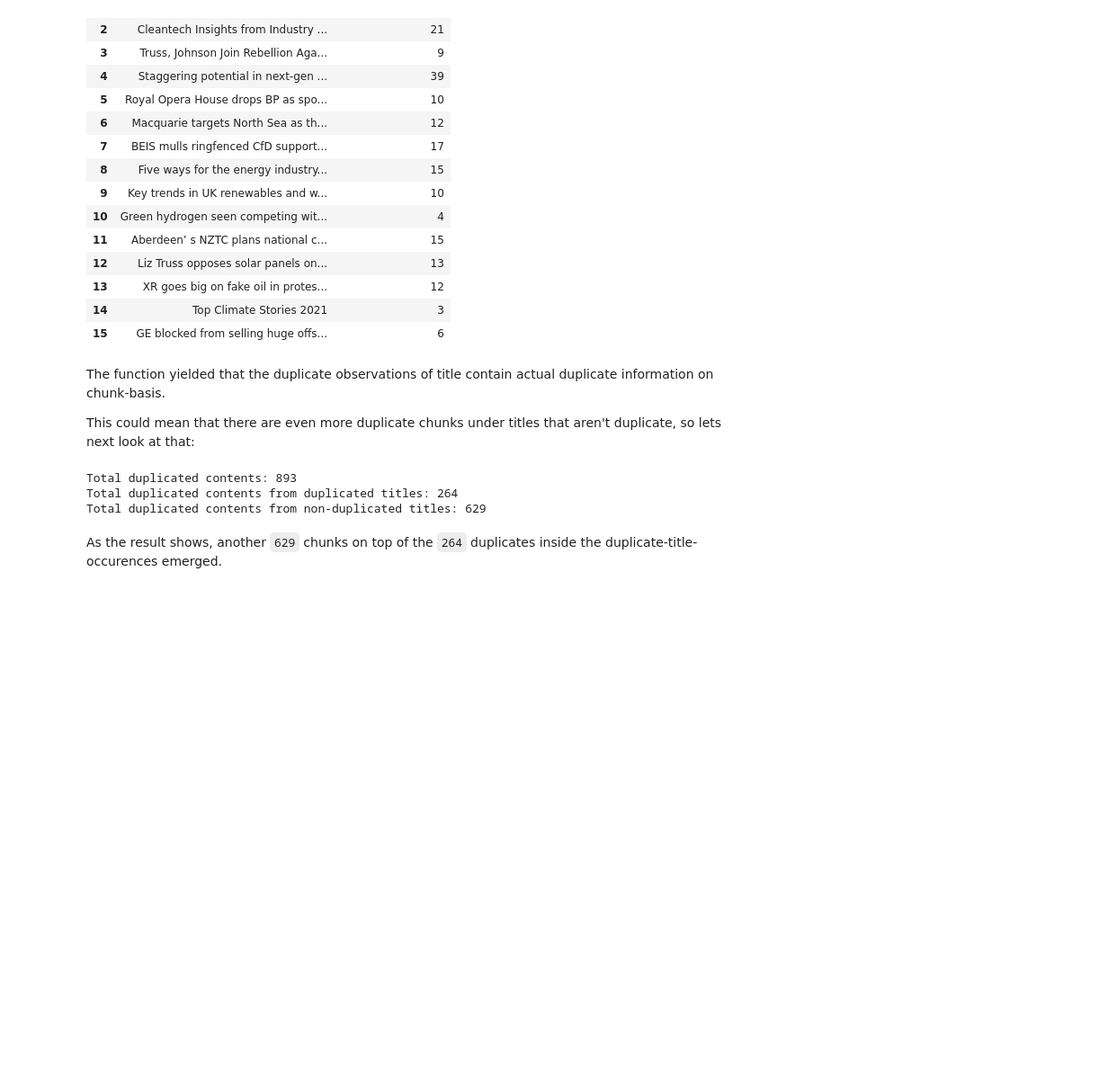
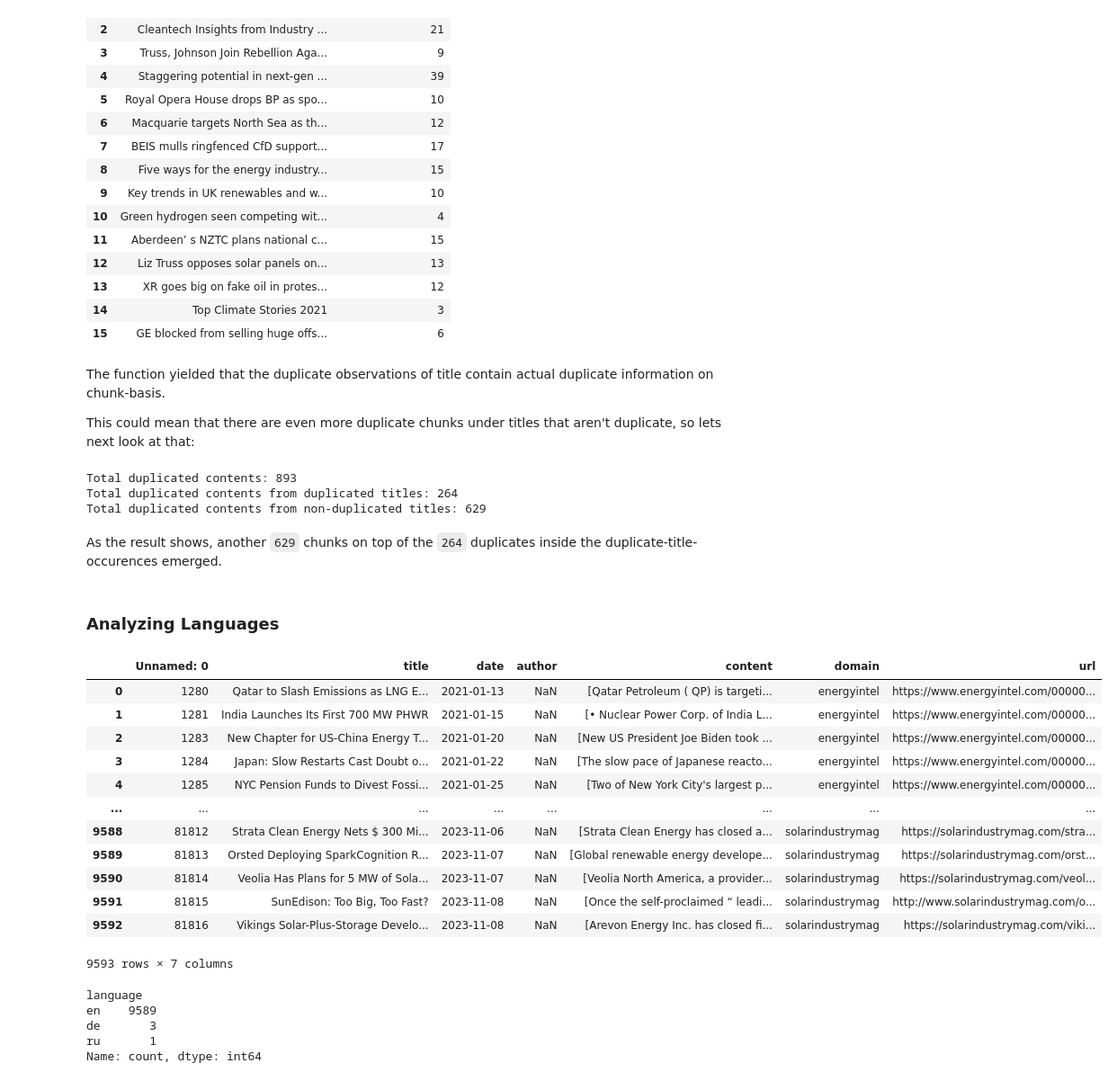
Before and after one commit to fhnw-ivy/npr-rag, a Jupyter notebook: exploration.ipynb, the cells around one changed output. Shown at 90% size. Cells and saved outputs as stored; diff of their text form; code cells hidden in the pictures; blank space fills up the shorter version.

Commit message:
added language detection to data exploration

```diff
--- a/exploration.ipynb
+++ b/exploration.ipynb
@@ -88,10 +89,6 @@ title_freq
 # %% [markdown]
 Now, lets take a closer look at the contents of the suspected duplicate documents.
 # %%
-import ast
-
-pd.set_option('display.max_colwidth', None)
-
 def calculate_all_duplicate_document_contents(df, title_freq):
     duplicates_counts = {}
 
@@ -143,3 +140,21 @@ Total duplicated contents from duplicated titles: 264
 Total duplicated contents from non-duplicated titles: 629
 # %% [markdown]
 As the result shows, another `629` chunks on top of the `264` duplicates inside the duplicate-title-occurences emerged.
+# %% [markdown]
+### Analyzing Languages
+# %%
+df
+# %% [output]
+|  | Unnamed: 0 | title | date | author | content | domain | url |
+| 0 | 1280 | Qatar to Slash Emissions as LNG E... | 2021-01-13 | NaN | [Qatar Petroleum ( QP) is targeti... | energyintel | https://www.energyintel.com/00000... |
+| 1 | 1281 | India Launches Its First 700 MW PHWR | 2021-01-15 | NaN | [• Nuclear Power Corp. of India L... | energyintel | https://www.energyintel.com/00000... |
+| 2 | 1283 | New Chapter for US-China Energy T... | 2021-01-20 | NaN | [New US President Joe Biden took ... | energyintel | https://www.energyintel.com/00000... |
+| 3 | 1284 | Japan: Slow Restarts Cast Doubt o... | 2021-01-22 | NaN | [The slow pace of Japanese reacto... | energyintel | https://www.energyintel.com/00000... |
+| 4 | 1285 | NYC Pension Funds to Divest Fossi... | 2021-01-25 | NaN | [Two of New York City's largest p... | energyintel | https://www.energyintel.com/00000... |
+| ... | ... | ... | ... | ... | ... | ... | ... |
+| 9588 | 81812 | Strata Clean Energy Nets $ 300 Mi... | 2023-11-06 | NaN | [Strata Clean Energy has closed a... | solarindustrymag | https://solarindustrymag.com/stra... |
+| 9589 | 81813 | Orsted Deploying SparkCognition R... | 2023-11-07 | NaN | [Global renewable energy develope... | solarindustrymag | https://solarindustrymag.com/orst... |
+| 9590 | 81814 | Veolia Has Plans for 5 MW of Sola... | 2023-11-07 | NaN | [Veolia North America, a provider... | solarindustrymag | https://solarindustrymag.com/veol... |
+| 9591 | 81815 | SunEdison: Too Big, Too Fast? | 2023-11-08 | NaN | [Once the self-proclaimed “ leadi... | solarindustrymag | http://www.solarindustrymag.com/o... |
+| 9592 | 81816 | Vikings Solar-Plus-Storage Develo... | 2023-11-08 | NaN | [Arevon Energy Inc. has closed fi... | solarindustrymag | https://solarindustrymag.com/viki... |
+9593 rows × 7 columns
@@ -145,0 +173,8 @@ As the result shows, another `629` chunks on top of the `264` duplicates inside
+# %%
+df['language'].value_counts()
+# %% [output]
+language
+en    9589
+de       3
+ru       1
+Name: count, dtype: int64
```
Also changed, not shown: parts of 2 cells of this notebook.
